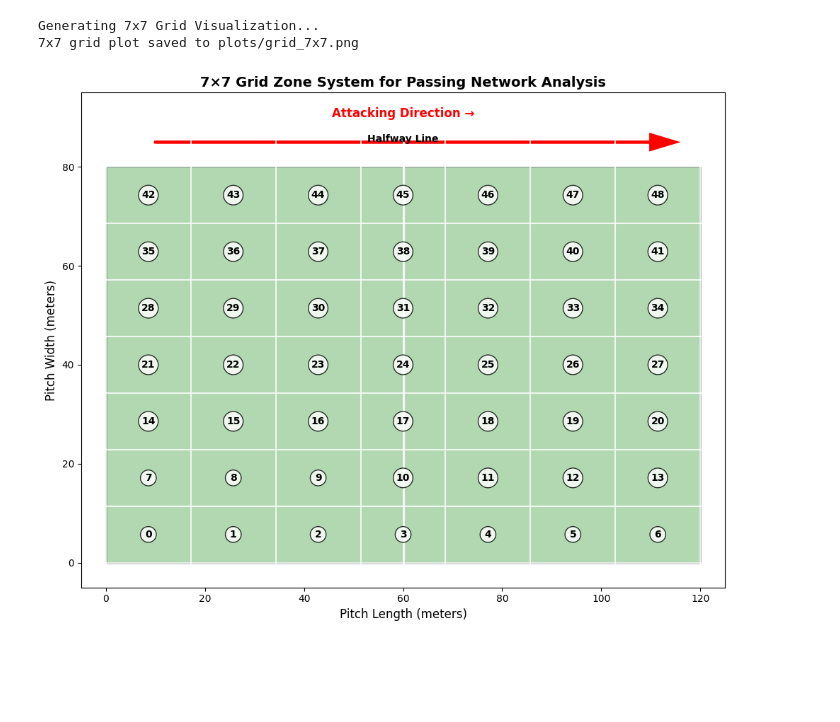
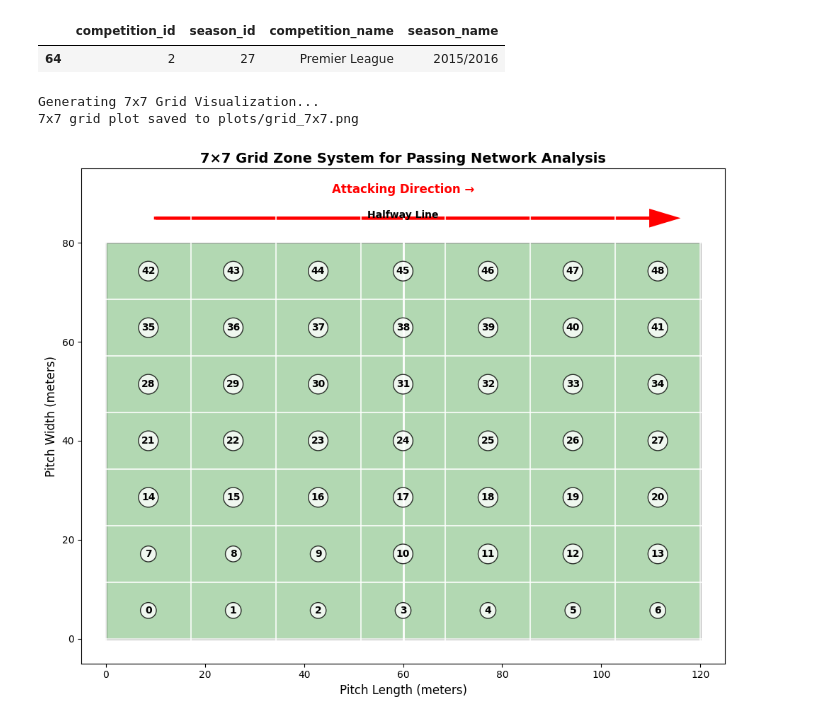
Before and after one commit to Joyan9/masters-thesis, a Jupyter notebook: adhoc_scripts/plotting_notebook.ipynb, the cells around one changed output. Drawn from its saved outputs; the diff is of its cells as text; code cells hidden in the pictures; blank space fills up the shorter version.

```diff
--- a/adhoc_scripts/plotting_notebook.ipynb
+++ b/adhoc_scripts/plotting_notebook.ipynb
@@ -22,3 +21,10 @@ epl_matches[['home_team', 'away_team', 'match_id','home_score', 'away_score']].h
+# %%
+epl = free_comps[ (free_comps['competition_id'] == 2) & (free_comps['season_id'] == 27) ]
+epl[['competition_id', 'season_id','competition_name',
+       'season_name']]
+# %% [output]
+|  | competition_id | season_id | competition_name | season_name |
+| 64 | 2 | 27 | Premier League | 2015/2016 |
 # %%
 import matplotlib.pyplot as plt
 import matplotlib.patches as patches
```
Also changed, not shown: parts of 5 cells of this notebook, 9 other files.
